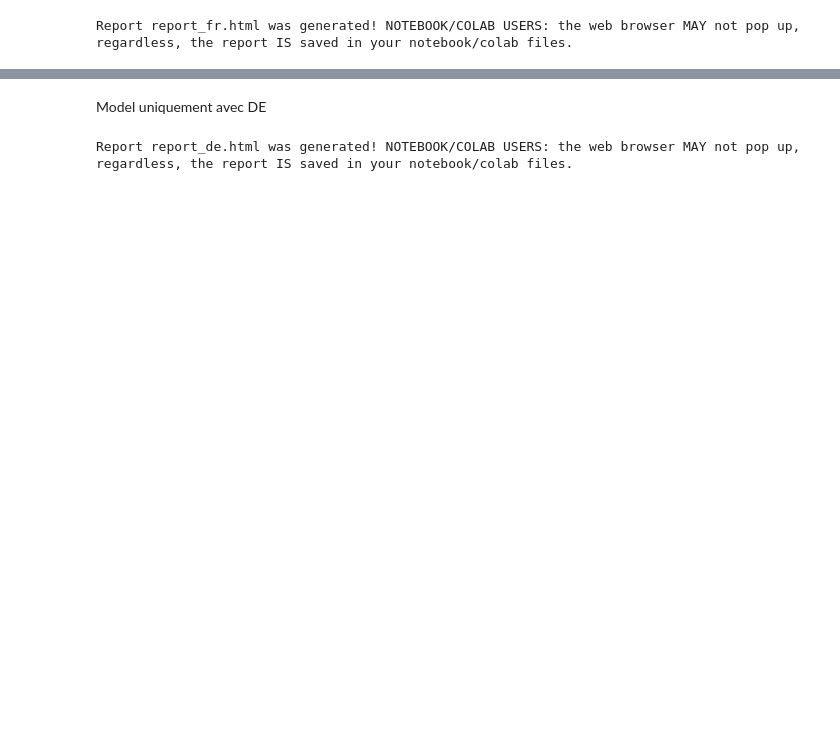
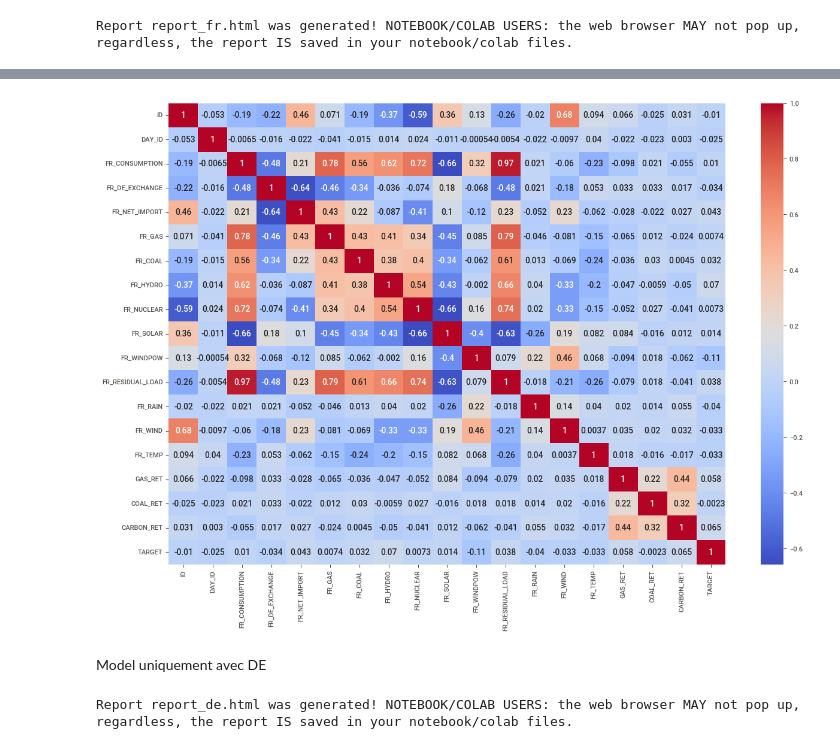
Before and after one commit to alixlm/Machine-Learning-Project, a Jupyter notebook: ML - Notebook Nathan.ipynb, the cells around one changed output, grey strips where cells are left out. Drawn from its saved outputs; the diff is of its cells as text; code cells hidden in the pictures; blank space fills up the shorter version.

```diff
--- a/ML - Notebook Nathan.ipynb
+++ b/ML - Notebook Nathan.ipynb
@@ -108,3 +323,12 @@ Spearman score: 0.12196349747014068
+# %%
+# Matrice de corrélation de Spearman
+
+corr = df_fr.corr()
+plt.figure(figsize=(15, 10))
+sns.heatmap(corr, annot=True, cmap='coolwarm')
+plt.show()
+# %% [output]
+[figure, added]
 # %% [markdown]
 Model uniquement avec DE
 # %%
```
Also changed, not shown: parts of 24 cells of this notebook, 1 other file.
